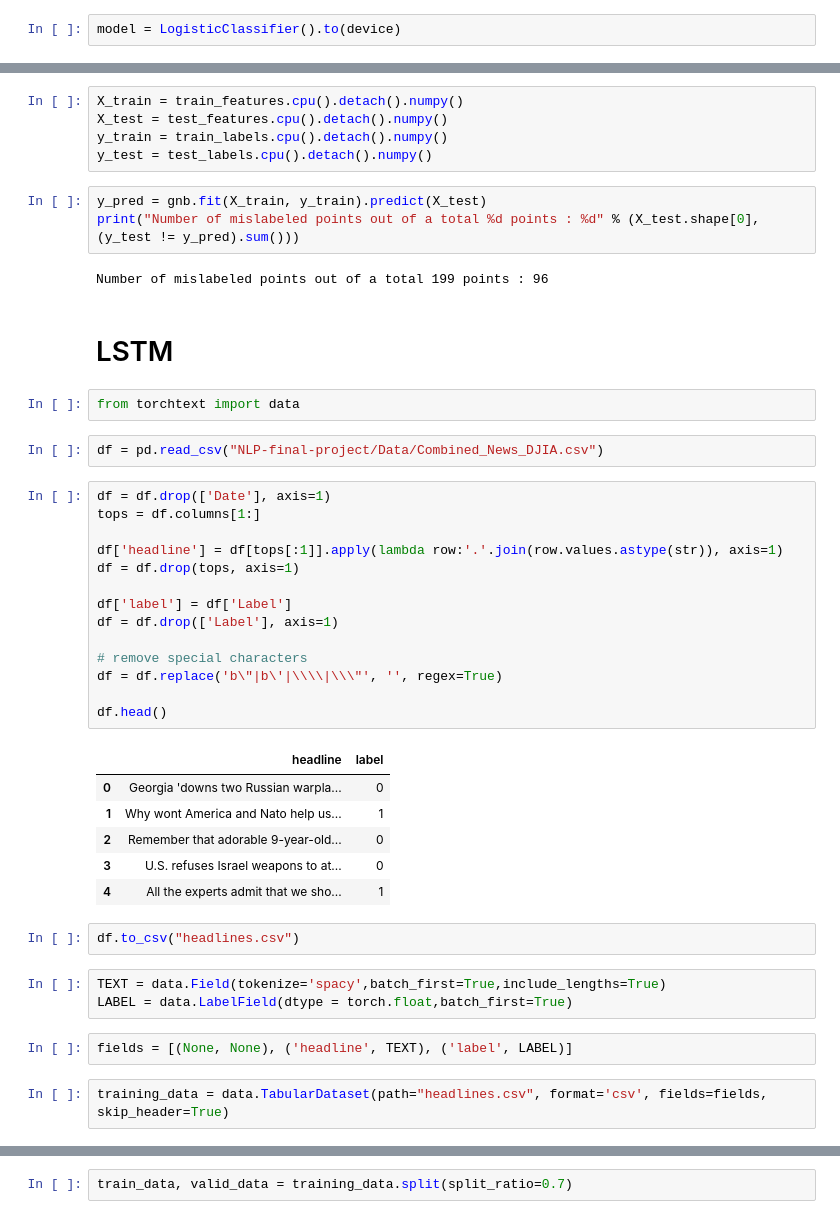
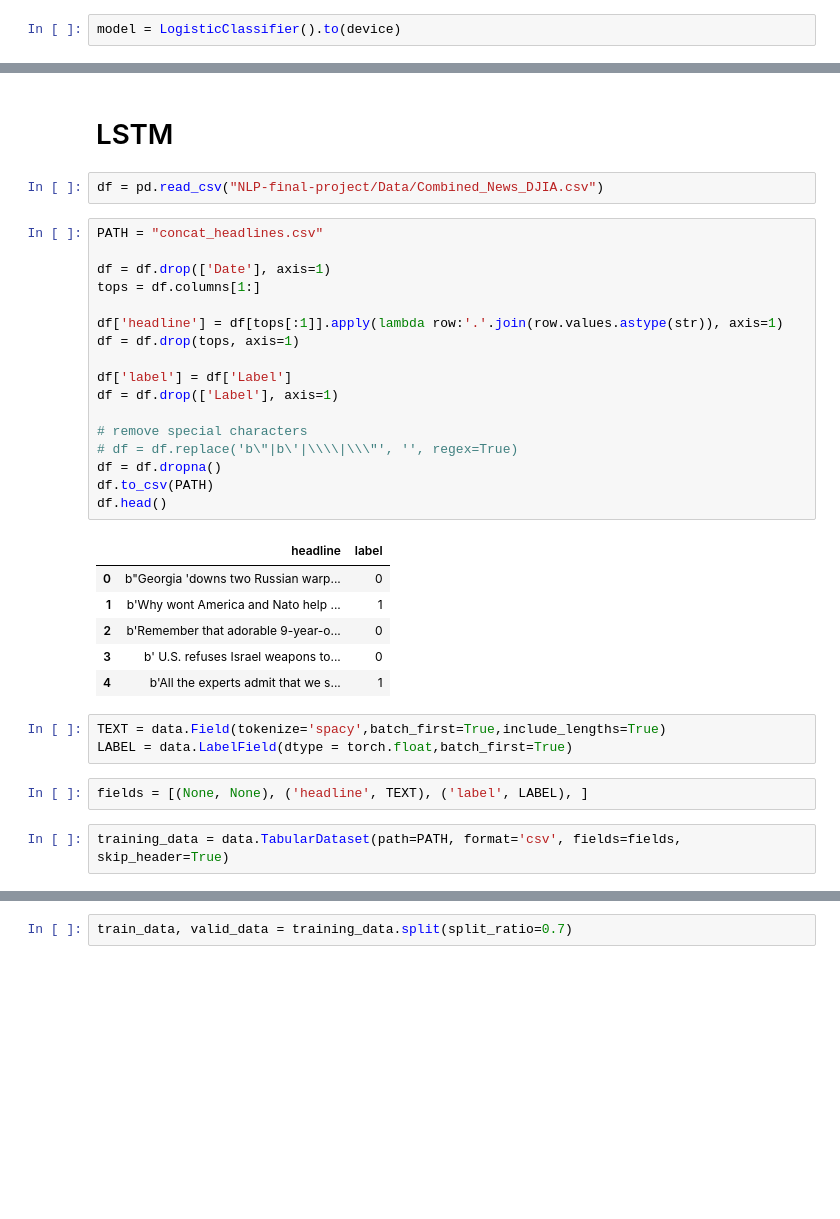
Before and after one commit to omier/NLP-final-project, a Jupyter notebook: NLP_Final_Project.ipynb, the cells around one changed output, grey strips where cells are left out. Saved outputs shown, nothing was run; the diff lists cells and outputs as text; blank space fills up the shorter version.

```diff
--- a/NLP_Final_Project.ipynb
+++ b/NLP_Final_Project.ipynb
@@ -430,46 +429,35 @@ gnb = GaussianNB()
-# %%
-X_train = train_features.cpu().detach().numpy()
-X_test = test_features.cpu().detach().numpy()
-y_train = train_labels.cpu().detach().numpy()
-y_test = test_labels.cpu().detach().numpy()
-# %%
-y_pred = gnb.fit(X_train, y_train).predict(X_test)
-print("Number of mislabeled points out of a total %d points : %d" % (X_test.shape[0], (y_test != y_pred).sum()))
-# %% [output]
-Number of mislabeled points out of a total 199 points : 96
 # %% [markdown]
 # LSTM
-# %%
-from torchtext import data
 # %%
 df = pd.read_csv("NLP-final-project/Data/Combined_News_DJIA.csv")
 # %%
+PATH = "concat_headlines.csv"
+
 df = df.drop(['Date'], axis=1)
 tops = df.columns[1:]
 
 df['headline'] = df[tops[:1]].apply(lambda row:'.'.join(row.values.astype(str)), axis=1)
 df = df.drop(tops, axis=1)
 
 df['label'] = df['Label']
 df = df.drop(['Label'], axis=1)
 
 # remove special characters
-df = df.replace('b\"|b\'|\\\\|\\\"', '', regex=True)
-
+# df = df.replace('b\"|b\'|\\\\|\\\"', '', regex=True)
+df = df.dropna()
+df.to_csv(PATH)
 df.head()
 # %% [output]
 |  | headline | label |
-| 0 | Georgia 'downs two Russian warpla... | 0 |
-| 1 | Why wont America and Nato help us... | 1 |
-| 2 | Remember that adorable 9-year-old... | 0 |
-| 3 | U.S. refuses Israel weapons to at... | 0 |
-| 4 | All the experts admit that we sho... | 1 |
+| 0 | b"Georgia 'downs two Russian warp... | 0 |
+| 1 | b'Why wont America and Nato help ... | 1 |
+| 2 | b'Remember that adorable 9-year-o... | 0 |
+| 3 | b' U.S. refuses Israel weapons to... | 0 |
+| 4 | b'All the experts admit that we s... | 1 |
-# %%
-df.to_csv("headlines.csv")
 # %%
 TEXT = data.Field(tokenize='spacy',batch_first=True,include_lengths=True)
 LABEL = data.LabelField(dtype = torch.float,batch_first=True)
 # %%
-fields = [(None, None), ('headline', TEXT), ('label', LABEL)]
+fields = [(None, None), ('headline', TEXT), ('label', LABEL), ]
 # %%
-training_data = data.TabularDataset(path="headlines.csv", format='csv', fields=fields, skip_header=True)
+training_data = data.TabularDataset(path=PATH, format='csv', fields=fields, skip_header=True)
```
Also changed, not shown: parts of 112 cells of this notebook.
